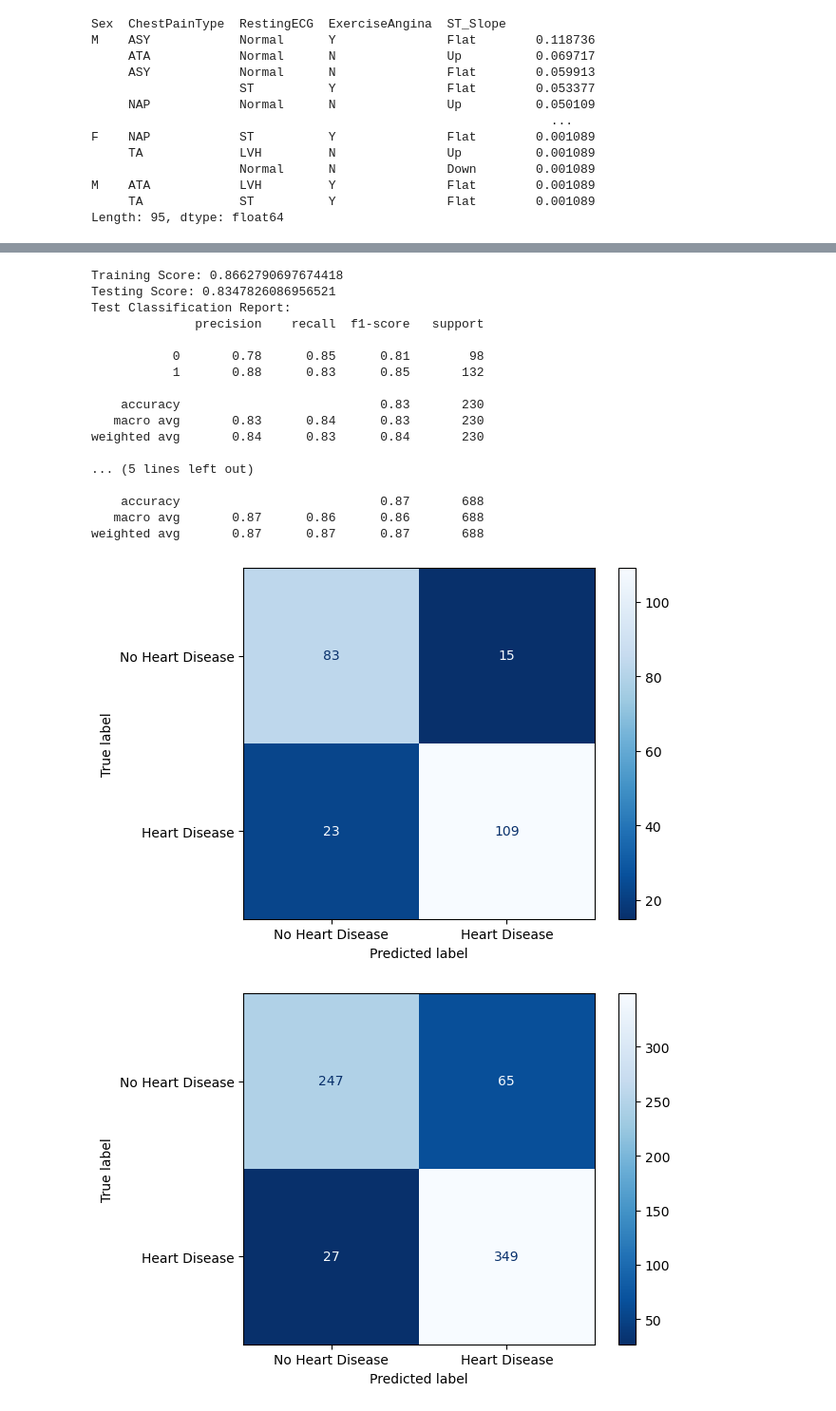
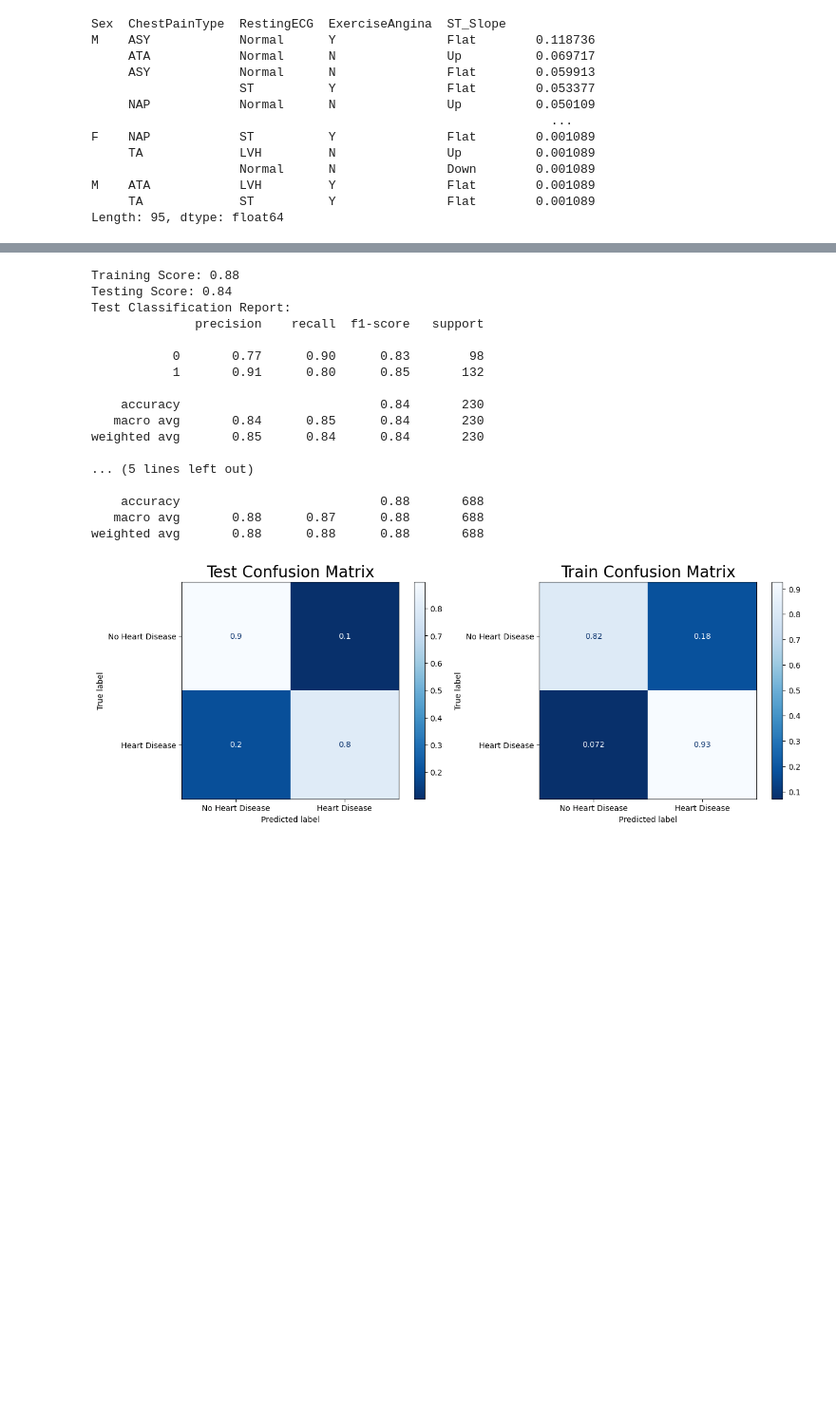
Before and after one commit to zeekwired/Project-2, a Jupyter notebook: Project 2.ipynb, the cells around one changed output, grey strips where cells are left out. Shown at 95% size. Cells and saved outputs as stored; diff of their text form; code cells hidden in the pictures; blank space fills up the shorter version.

```diff
--- a/Project 2.ipynb
+++ b/Project 2.ipynb
@@ -307,10 +309,9 @@ M    ATA            LVH         Y               Flat        0.001089
      TA             ST          Y               Flat        0.001089
 Length: 95, dtype: float64
 # %%
-df_copy['Sex'].replace({'M':1, 'F':0}, inplace=True)
+# Replacing values in columns with numeric values instead of using OneHotEncoder
 df_copy['ChestPainType'].replace({'TA':0, 'ATA':1, 'NAP':2, 'ASY':3}, inplace=True)
 df_copy['RestingECG'].replace({'Normal':0, 'ST':1, 'LVH':2}, inplace=True)
-df_copy['ExerciseAngina'].replace({'N':0, 'Y':1}, inplace=True)
 df_copy['ST_Slope'].replace({'Up':2, 'Flat':1, 'Down':0}, inplace=True)
 df_copy.value_counts(normalize=True)
 # %% [output]
@@ -334,14 +339,26 @@ y = df_copy['HeartDisease']
 X_train, X_test, y_train, y_test = train_test_split(X,y,random_state=42)
+# %%
+num_tup = (StandardScaler(), make_column_selector(dtype_include='number'))
+cat_tup = (OneHotEncoder(handle_unknown='ignore', sparse=False), make_column_selector(dtype_include='object'))
+
+
+preprocessor = make_column_transformer(num_tup, cat_tup)
 # %%
+# Creating a fuction to evaluate the models performance on the training and testing data.
+# This function will also print out the classification report for both the training and testing data.
+# This function will also plot the confusion matrix for both the training and testing data.
 def evaluate(model, X_train=X_train, X_test=X_test, y_train=y_train, y_test=y_test):
-    print(f'Training Score: {model.score(X_train, y_train)}')
-    print(f'Testing Score: {model.score(X_test, y_test)}')
+    print(f'Training Score: {round(model.score(X_train, y_train), 2)}')
+    print(f'Testing Score: {round(model.score(X_test, y_test),2)}')
 
     train_pred = model.predict(X_train)
     y_pred = model.predict(X_test)
 
     print(f'Test Classification Report: \n{classification_report(y_test, y_pred)}')
-    print(f'Training Classification Report: \n{classification_report(y_train, train_pred)}')
+    print(f'Training Classification Report: \n{classification_report(y_train, train_pred)}')\
 
-    ConfusionMatrixDisplay.from_predictions(y_test, y_pred, display_labels=['No Heart Disease', 'Heart Disease'], cmap='Blues_r')
-    ConfusionMatrixDisplay.from_predictions(y_train, train_pred, display_labels=['No Heart Disease', 'Heart Disease'], cmap='Blues_r')
+    fig, ax = plt.subplots(1,2, figsize=(15,5))
+    ConfusionMatrixDisplay.from_predictions(y_test, y_pred, display_labels=['No Heart Disease', 'Heart Disease'], cmap='Blues_r', ax=ax[0], normalize='true')
+    ax[0].set_title('Test Confusion Matrix', fontsize=20)
+    ConfusionMatrixDisplay.from_predictions(y_train, train_pred, display_labels=['No Heart Disease', 'Heart Disease'], cmap='Blues_r', ax=ax[1], normalize='true')
+    ax[1].set_title('Train Confusion Matrix', fontsize=20)
@@ -353,4 +365,6 @@ def boost(X_train, X_test, y_train, y_test):
 # %%
+# Creating custom function to create a pipeline and gridsearchcv for each model specified and evaluate the model
+# This function will also return the best estimator for each model and fit the model to the training data
 def model(model, param, X_train, X_test, y_train, y_test, preprocess, PCA=None, x=None, y=None):
     pipeline = make_pipeline(preprocess, model)
     gs = GridSearchCV(pipeline, param_grid=param)
@@ -359,25 +373,31 @@ def model(model, param, X_train, X_test, y_train, y_test, preprocess, PCA=None,
     best.fit(X_train, y_train)
     evaluate(best, X_train, X_test, y_train, y_test)
     return best
-
-dc_tree = model(DecisionTreeClassifier(),{'decisiontreeclassifier__max_depth':range(1,10)}, X_train, X_test, y_train, y_test, preprocess=StandardScaler())
-# %% [output]
-Training Score: 0.8662790697674418
-Testing Score: 0.8347826086956521
-Test Classification Report:
-              precision    recall  f1-score   support
-
-           0       0.78      0.85      0.81        98
-           1       0.88      0.83      0.85       132
-
-    accuracy                           0.83       230
-   macro avg       0.83      0.84      0.83       230
-weighted avg       0.84      0.83      0.84       230
-
-... (5 lines left out)
-
-    accuracy                           0.87       688
-   macro avg       0.87      0.86      0.86       688
-weighted avg       0.87      0.87      0.87       688
-[figure, removed]
-[figure, removed]
+# %%
+# Creating a pipeline to scale the data and run a decision tree
+dc_tree = model(DecisionTreeClassifier(random_state=42),
+                {'decisiontreeclassifier__criterion':['gini', 'entropy', 'log_loss'],'decisiontreeclassifier__max_depth':range(1,10), 'decisiontreeclassifier__splitter':['best', 'random']},
+                X_train,
+                X_test,
+                y_train,
+                y_test,
+                preprocess=preprocessor)
+# %% [output]
+Training Score: 0.88
+Testing Score: 0.84
+Test Classification Report:
+              precision    recall  f1-score   support
+
+           0       0.77      0.90      0.83        98
+           1       0.91      0.80      0.85       132
+
+    accuracy                           0.84       230
+   macro avg       0.84      0.85      0.84       230
+weighted avg       0.85      0.84      0.84       230
+
+... (5 lines left out)
+
+    accuracy                           0.88       688
+   macro avg       0.88      0.87      0.88       688
+weighted avg       0.88      0.88      0.88       688
+[figure, added]
```
Also changed, not shown: parts of 11 cells of this notebook.
